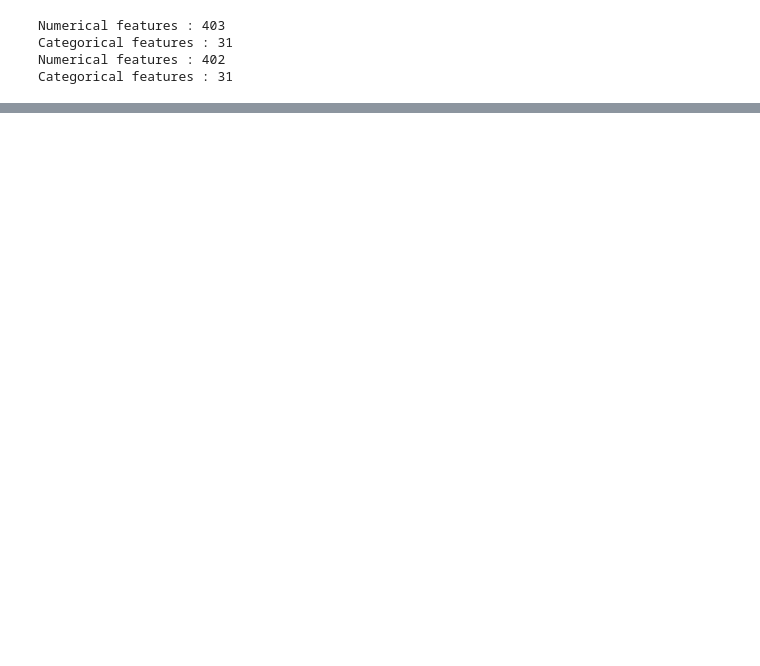
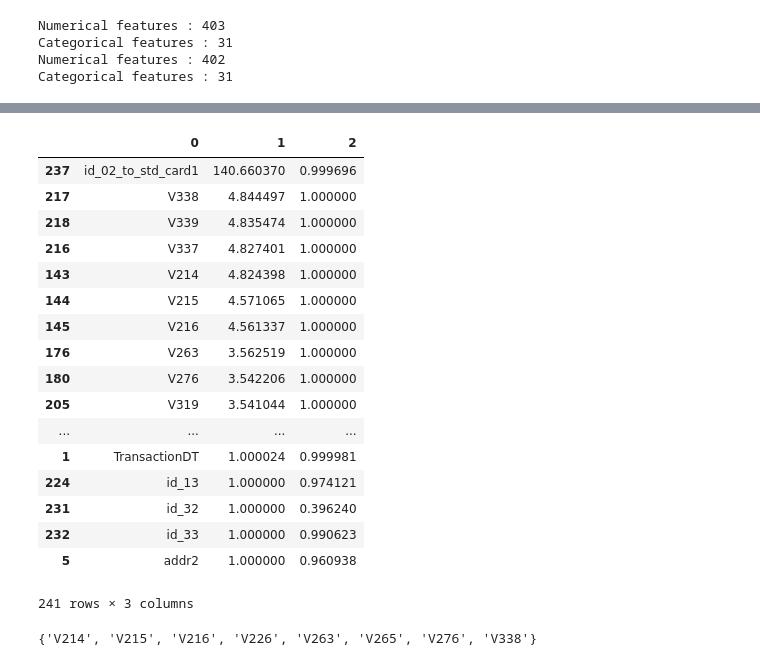
Before and after one commit to annabaydina/ieee-fraud, a Jupyter notebook: ieee_1.ipynb, the cells around one changed output, grey strips where cells are left out. Drawn from its saved outputs; the diff is of its cells as text; code cells hidden in the pictures; blank space fills up the shorter version.

Commit message:
all kernels + experiments (1 - outliers)

```diff
--- a/ieee_1.ipynb
+++ b/ieee_1.ipynb
@@ -408,0 +520,11 @@ plt.title('50 TOP feature importance over {} folds average'.format(folds.n_split
+# %%
+with pd.HDFStore('./hdf/store_v1.h5',complib='blosc:blosclz') as store:
+    store.put('allfeat_train',train)
+    store.put('allfeat_test',test)
+# %%
+with pd.HDFStore('./hdf/store_v1.h5',complib='blosc:blosclz') as store:
+    train_allkernel = store['allfeat_train']
+    test_allkernel = store['allfeat_test']
+# %%
+train = train_allkernel
+test = test_allkernel
@@ -408,0 +659,7 @@ plt.title('50 TOP feature importance over {} folds average'.format(folds.n_split
+# %%
+q=0
+outliers_list = []
+for i, col in enumerate(train.columns):
+    k = outliers(i, train, col)
+    if k is not None:
+        outliers_list.append(k)
@@ -408,0 +685,27 @@ plt.title('50 TOP feature importance over {} folds average'.format(folds.n_split
+# %%
+outlier_df = pd.DataFrame(outliers_list).sort_values(by=[1], ascending=False)
+outlier_df
+# %% [output]
+|  | 0 | 1 | 2 |
+| 237 | id_02_to_std_card1 | 140.660370 | 0.999696 |
+| 217 | V338 | 4.844497 | 1.000000 |
+| 218 | V339 | 4.835474 | 1.000000 |
+| 216 | V337 | 4.827401 | 1.000000 |
+| 143 | V214 | 4.824398 | 1.000000 |
+| 144 | V215 | 4.571065 | 1.000000 |
+| 145 | V216 | 4.561337 | 1.000000 |
+| 176 | V263 | 3.562519 | 1.000000 |
+| 180 | V276 | 3.542206 | 1.000000 |
+| 205 | V319 | 3.541044 | 1.000000 |
+| ... | ... | ... | ... |
+| 1 | TransactionDT | 1.000024 | 0.999981 |
+| 224 | id_13 | 1.000000 | 0.974121 |
+| 231 | id_32 | 1.000000 | 0.396240 |
+| 232 | id_33 | 1.000000 | 0.990623 |
+| 5 | addr2 | 1.000000 | 0.960938 |
+241 rows × 3 columns
+# %%
+feat_outlier = set(useful_features) & set(outlier_df[outlier_df[1] > 3][0])
+feat_outlier
+# %% [output]
+{'V214', 'V215', 'V216', 'V226', 'V263', 'V265', 'V276', 'V338'}
```
Also changed, not shown: parts of 105 cells of this notebook, 1 other file.
